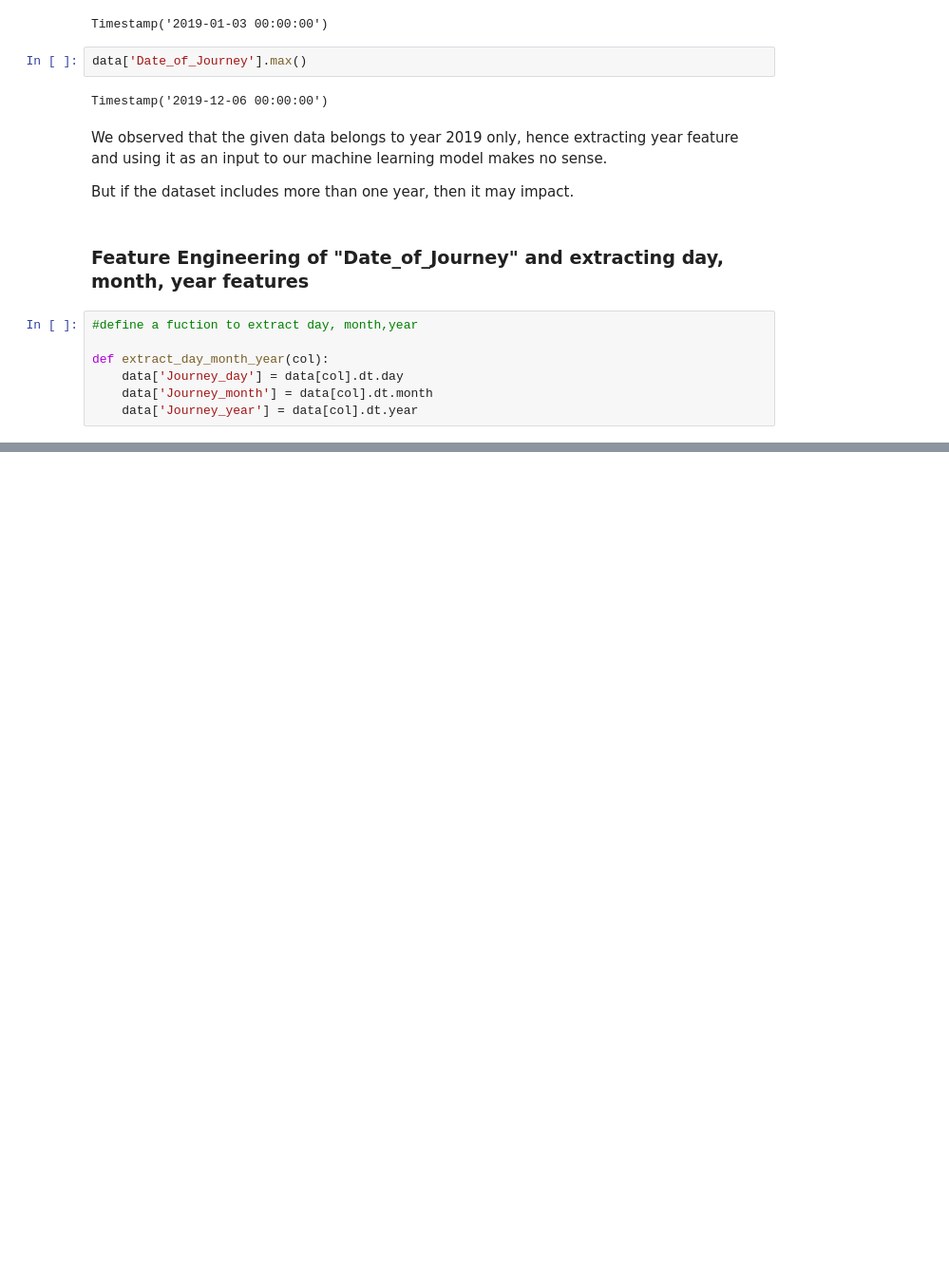
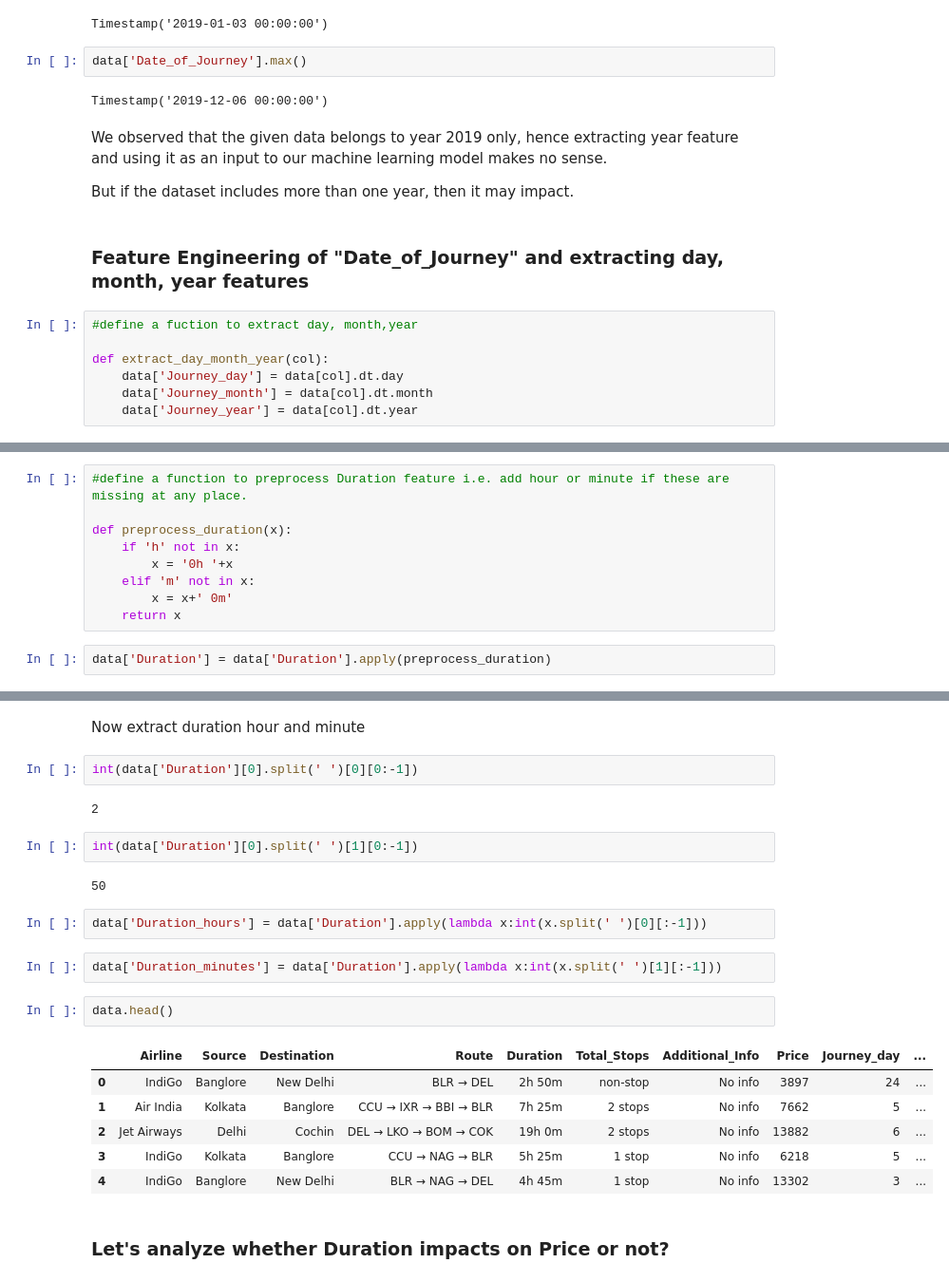
Before and after one commit to PushpaSharmaa/Flight-Fare-Prediction, a Jupyter notebook: Flight_Fare_Prediction ML Project.ipynb, the cells around one changed output, grey strips where cells are left out. Shown at 95% size. Drawn from its saved outputs; the diff is of its cells as text; blank space fills up the shorter version.

Commit message:
Pre-processing Duration feature

```diff
--- a/Flight_Fare_Prediction ML Project.ipynb
+++ b/Flight_Fare_Prediction ML Project.ipynb
@@ -271,0 +300,11 @@ fig.gca().add_artist(centre_circle)
+# %%
+#define a function to preprocess Duration feature i.e. add hour or minute if these are missing at any place.
+
+def preprocess_duration(x):
+    if 'h' not in x:
+        x = '0h '+x
+    elif 'm' not in x:
+        x = x+' 0m'
+    return x
+# %%
+data['Duration'] = data['Duration'].apply(preprocess_duration)
@@ -271,0 +326,25 @@ fig.gca().add_artist(centre_circle)
+# %% [markdown]
+Now extract duration hour and minute
+# %%
+int(data['Duration'][0].split(' ')[0][0:-1])
+# %% [output]
+2
+# %%
+int(data['Duration'][0].split(' ')[1][0:-1])
+# %% [output]
+50
+# %%
+data['Duration_hours'] = data['Duration'].apply(lambda x:int(x.split(' ')[0][:-1]))
+# %%
+data['Duration_minutes'] = data['Duration'].apply(lambda x:int(x.split(' ')[1][:-1]))
+# %%
+data.head()
+# %% [output]
+|  | Airline | Source | Destination | Route | Duration | Total_Stops | Additional_Info | Price | Journey_day | ... |
+| 0 | IndiGo | Banglore | New Delhi | BLR → DEL | 2h 50m | non-stop | No info | 3897 | 24 | ... |
+| 1 | Air India | Kolkata | Banglore | CCU → IXR → BBI → BLR | 7h 25m | 2 stops | No info | 7662 | 5 | ... |
+| 2 | Jet Airways | Delhi | Cochin | DEL → LKO → BOM → COK | 19h 0m | 2 stops | No info | 13882 | 6 | ... |
+| 3 | IndiGo | Kolkata | Banglore | CCU → NAG → BLR | 5h 25m | 1 stop | No info | 6218 | 5 | ... |
+| 4 | IndiGo | Banglore | New Delhi | BLR → NAG → DEL | 4h 45m | 1 stop | No info | 13302 | 3 | ... |
+# %% [markdown]
+### Let's analyze whether Duration impacts on Price or not?
```
Also changed, not shown: parts of 36 cells of this notebook.
